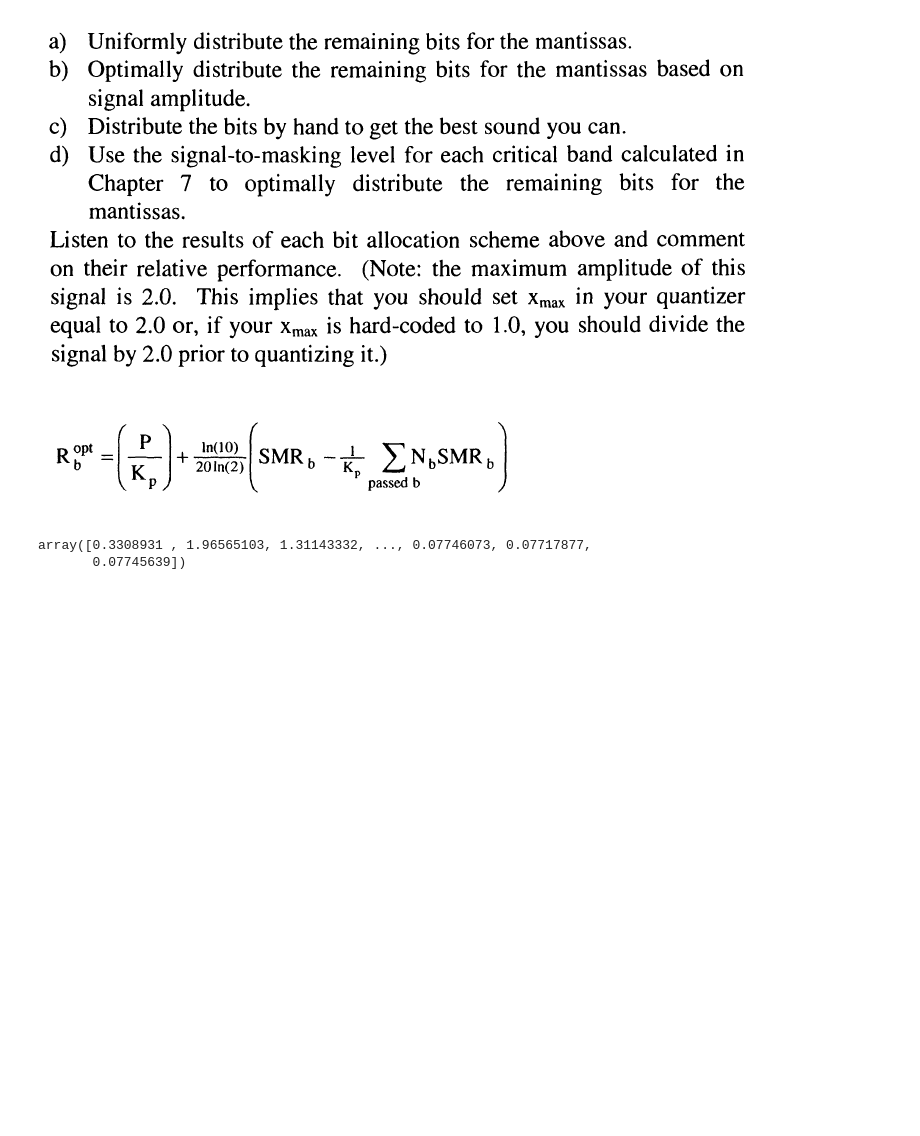
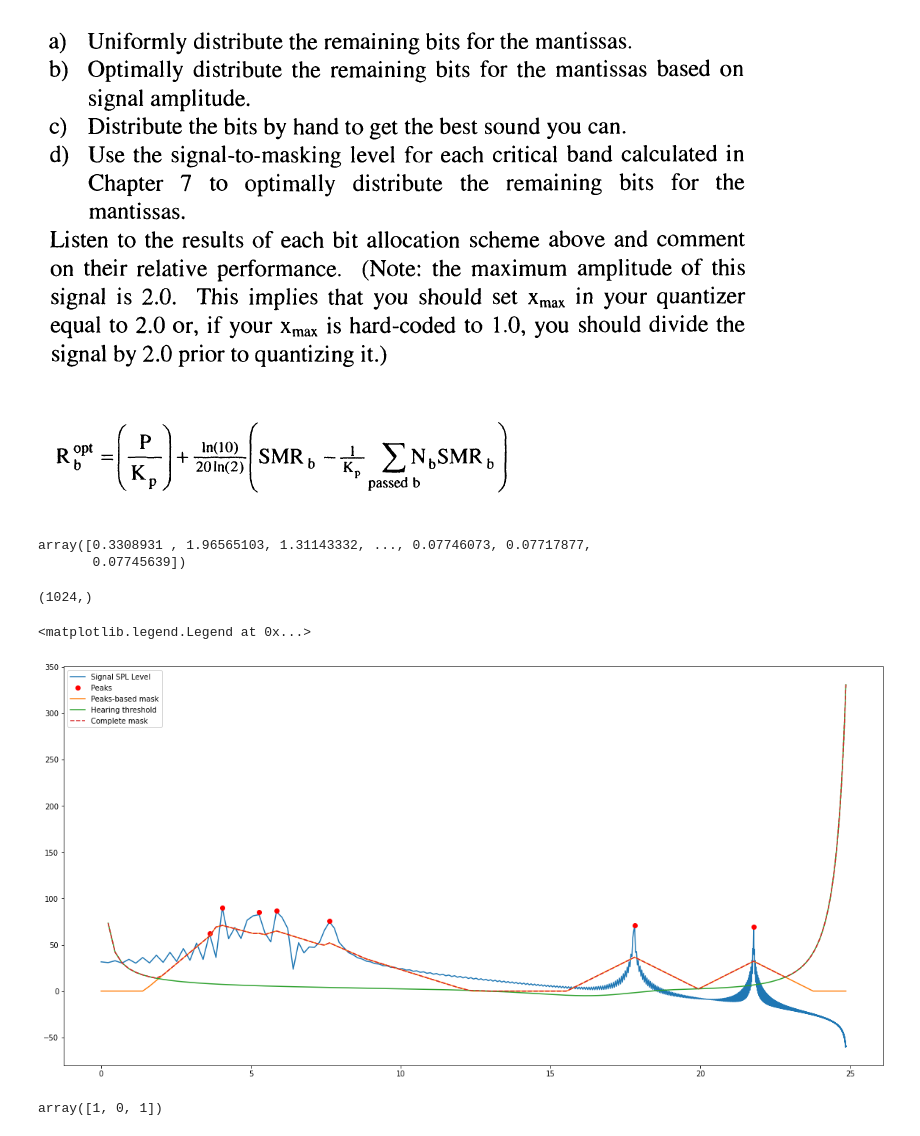
Before and after one commit to guedes-joaofelipe/CPE793-topics-in-audio-codification, a Jupyter notebook: exercises/chap08/ex-8-9-pos-aula.ipynb, the cells around one changed output. Drawn from its saved outputs; the diff is of its cells as text; code cells hidden in the pictures; blank space fills up the shorter version.

Commit message:
add masks

```diff
--- a/exercises/chap08/ex-8-9-pos-aula.ipynb
+++ b/exercises/chap08/ex-8-9-pos-aula.ipynb
@@ -401,7 +401,8 @@ def spl_peaks(X, N_fft, N_w):
     bw_factor = N_fft / (2 * N_w)
     norm = (N_w * N_fft / 8)
 
-    peaks, _ = signal.find_peaks(X, height=0.1)
+    X_db = 20 * np.log10(X)
+    peaks, _ = signal.find_peaks(X_db, height=0.1, prominence=25)
     SPL = np.zeros(peaks.shape)
     for i, p in enumerate(peaks):
         peak_energy = np.sum(np.abs(X[p - int(np.ceil(3 * bw_factor)):p + int(np.ceil(3 * bw_factor))]) ** 2) / norm
@@ -438,0 +481,22 @@ def spl_by_sample(X, N_fft, N_w):
+# %%
+print(SPL.shape)
+
+plt.figure(figsize=(20,10))
+plt.plot(bark_freqs, SPL, label="Signal SPL Level")
+plt.plot(bark_freqs[peaks], SPL_peaks, "ro", label="Peaks")
+#plt.plot(bark_freqs, np.abs(X_mdct[:, 1]) ** 2)
+mask = np.max(masking_model(bark_freqs, SPL, peaks), axis=0)
+plt.plot(bark_freqs, mask, label = "Peaks-based mask")
+t_bark, thres = hearing_threshold(mdct_freqs)
+plt.plot(t_bark, thres, label="Hearing threshold")
+complete_mask = higher_mask(thres, mask)
+plt.plot(t_bark, complete_mask, "--", label="Complete mask")
+plt.legend()
+# %% [output]
+(1024,)
+<matplotlib.legend.Legend at 0x...>
+[figure, added]
+# %%
+np.maximum([1,-1,1],0)
+# %% [output]
+array([1, 0, 1])
```
Also changed, not shown: parts of 14 cells of this notebook.
